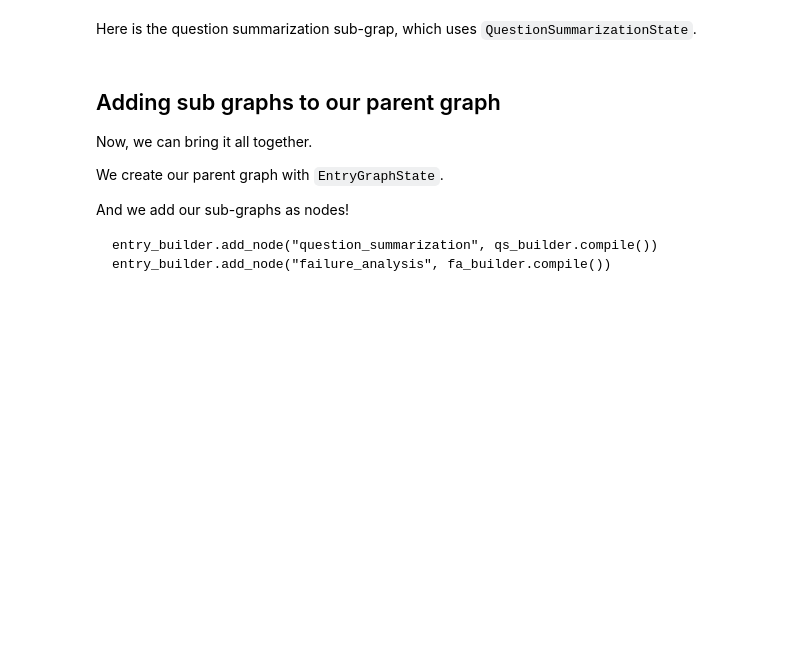
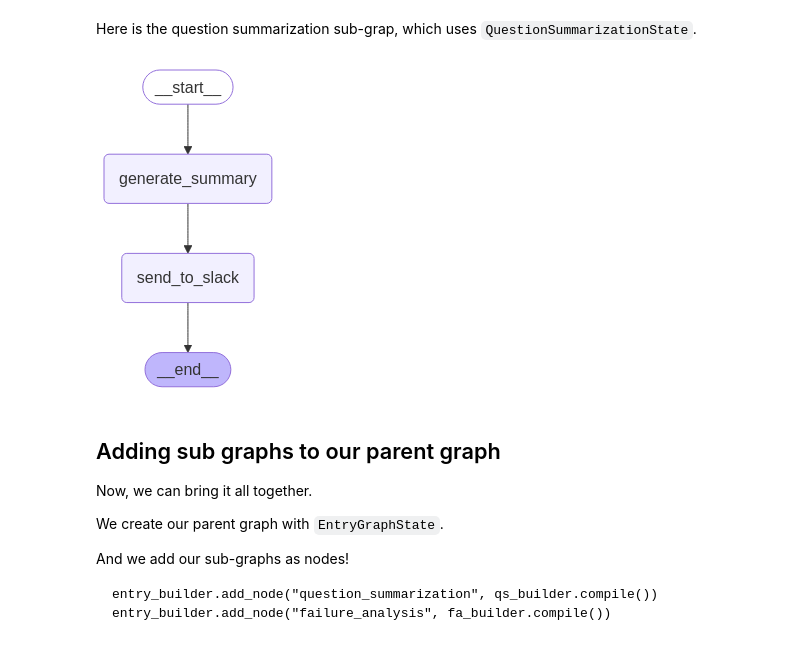
Before and after one commit to co8/langchain-academy, a Jupyter notebook: module-4/sub-graph.ipynb, the cells around one changed output. Saved outputs shown, nothing was run; the diff lists cells and outputs as text; code cells hidden in the pictures; blank space fills up the shorter version.

```diff
--- a/module-4/sub-graph.ipynb
+++ b/module-4/sub-graph.ipynb
@@ -114,34 +116,36 @@ Here is the question summarization sub-grap, which uses `QuestionSummarizationSt
 class QuestionSummarizationState(TypedDict):
     cleaned_logs: List[Log]
     qs_summary: str
     report: str
     processed_logs: List[str]
 
 class QuestionSummarizationOutputState(TypedDict):
     report: str
     processed_logs: List[str]
 
 def generate_summary(state):
     cleaned_logs = state["cleaned_logs"]
     # Add fxn: summary = summarize(generate_summary)
     summary = "Questions focused on usage of ChatOllama and Chroma vector store."
     return {"qs_summary": summary, "processed_logs": [f"summary-on-log-{log['id']}" for log in cleaned_logs]}
 
 def send_to_slack(state):
     qs_summary = state["qs_summary"]
     # Add fxn: report = report_generation(qs_summary)
     report = "foo bar baz"
     return {"report": report}
 
 qs_builder = StateGraph(QuestionSummarizationState,output=QuestionSummarizationOutputState)
 qs_builder.add_node("generate_summary", generate_summary)
 qs_builder.add_node("send_to_slack", send_to_slack)
 qs_builder.add_edge(START, "generate_summary")
 qs_builder.add_edge("generate_summary", "send_to_slack")
 qs_builder.add_edge("send_to_slack", END)
 
 graph = qs_builder.compile()
-#display(Image(graph.get_graph().draw_mermaid_png()))
+display(Image(graph.get_graph().draw_mermaid_png()))
+# %% [output]
+[figure, added]
 # %% [markdown]
 ## Adding sub graphs to our parent graph
 
```
Also changed, not shown: parts of 2 cells of this notebook, 7 other files.
